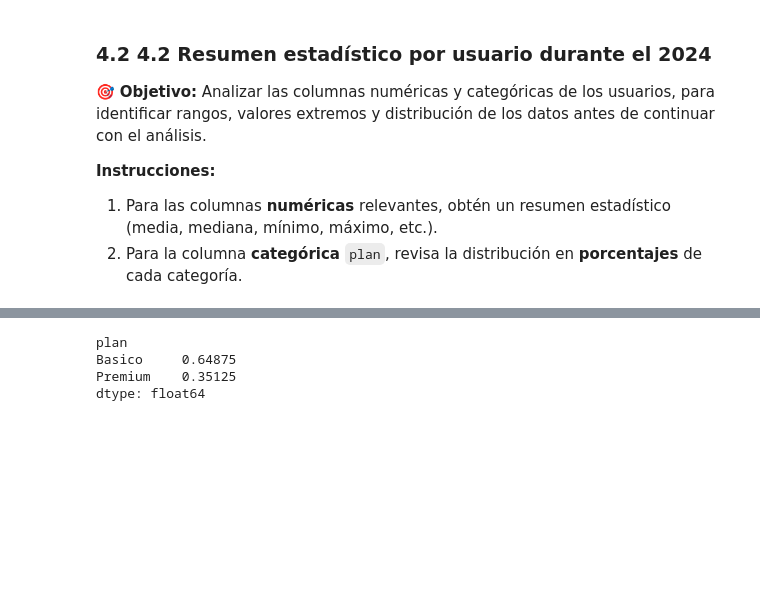
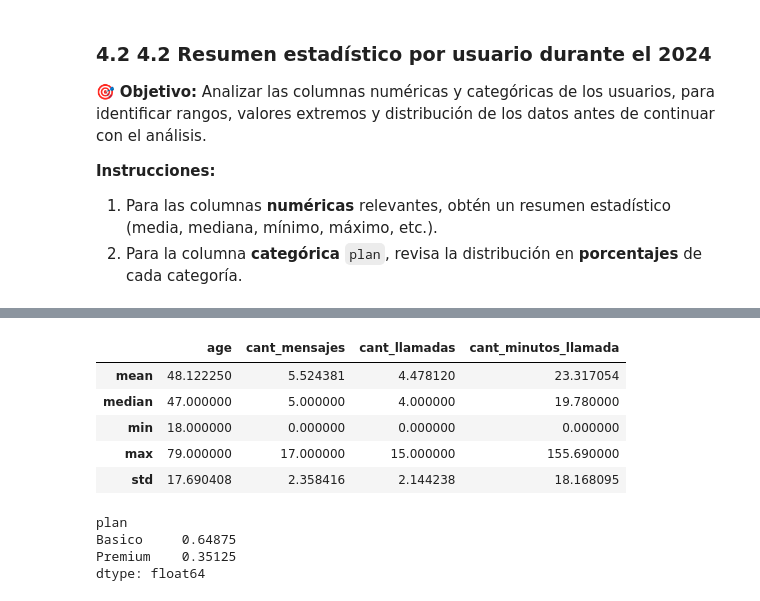
Before and after one commit to ruizcjoser-art/sprint7-final-project, a Jupyter notebook: S7 Version-Estudiante-Project-ConnectaTel.ipynb, the cells around one changed output, grey strips where cells are left out. Cells and saved outputs as stored; diff of their text form; code cells hidden in the pictures; blank space fills up the shorter version.

```diff
--- a/S7 Version-Estudiante-Project-ConnectaTel.ipynb
+++ b/S7 Version-Estudiante-Project-ConnectaTel.ipynb
@@ -529,5 +613,7 @@ user_profile.head(5)
 2. Para la columna **categórica** `plan`, revisa la distribución en **porcentajes** de cada categoría.
 # %%
 # Resumen estadístico de las columnas numéricas
-user_profile.value_counts(normalize=True)
+user_profile[
+    ["age", "cant_mensajes", "cant_llamadas", "cant_minutos_llamada"]
+].agg(["mean", "median", "min", "max", "std"])
 # %% [output]
@@ -547,3 +620,9 @@ Length: 415, dtype: float64
+|  | age | cant_mensajes | cant_llamadas | cant_minutos_llamada |
+| mean | 48.122250 | 5.524381 | 4.478120 | 23.317054 |
+| median | 47.000000 | 5.000000 | 4.000000 | 19.780000 |
+| min | 18.000000 | 0.000000 | 0.000000 | 0.000000 |
+| max | 79.000000 | 17.000000 | 15.000000 | 155.690000 |
+| std | 17.690408 | 2.358416 | 2.144238 | 18.168095 |
 # %%
 # Distribución porcentual del tipo de plan
 user_profile[['plan']].value_counts(normalize=True)
```
Also changed, not shown: parts of 15 cells of this notebook.
